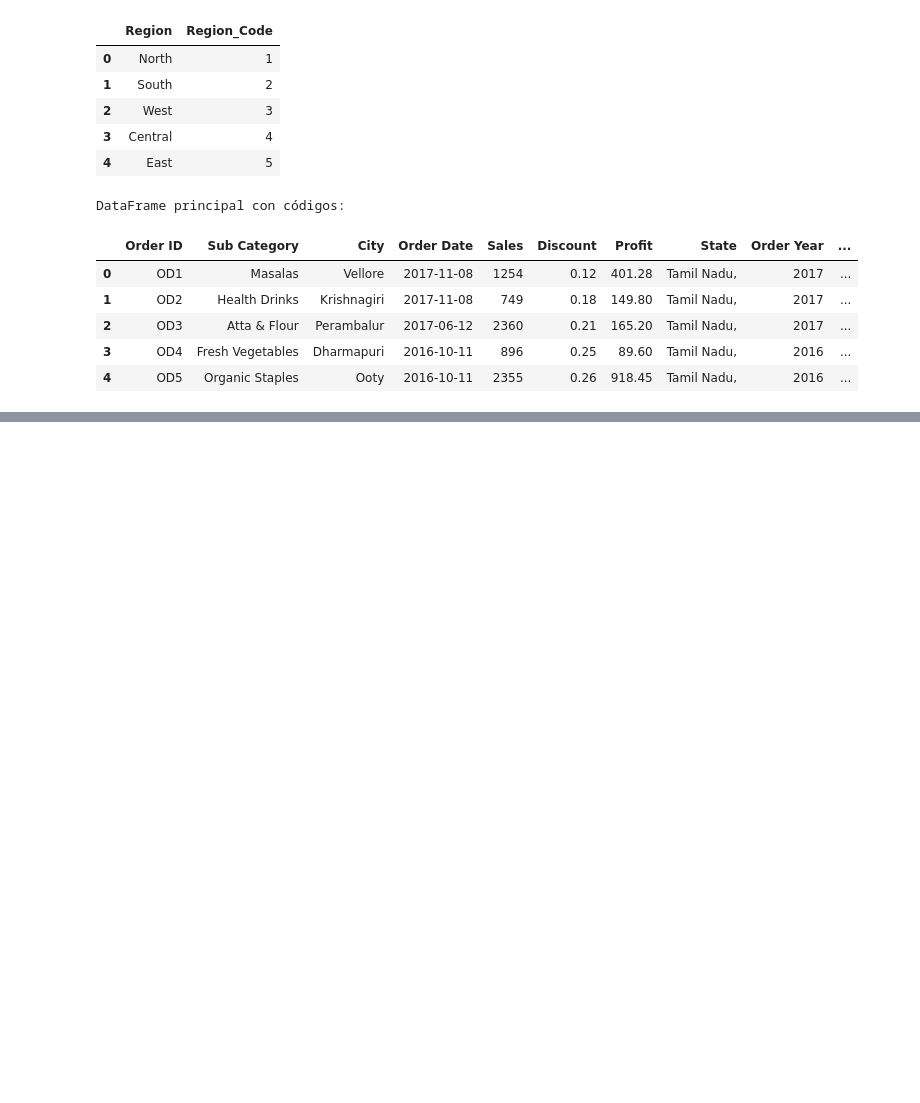
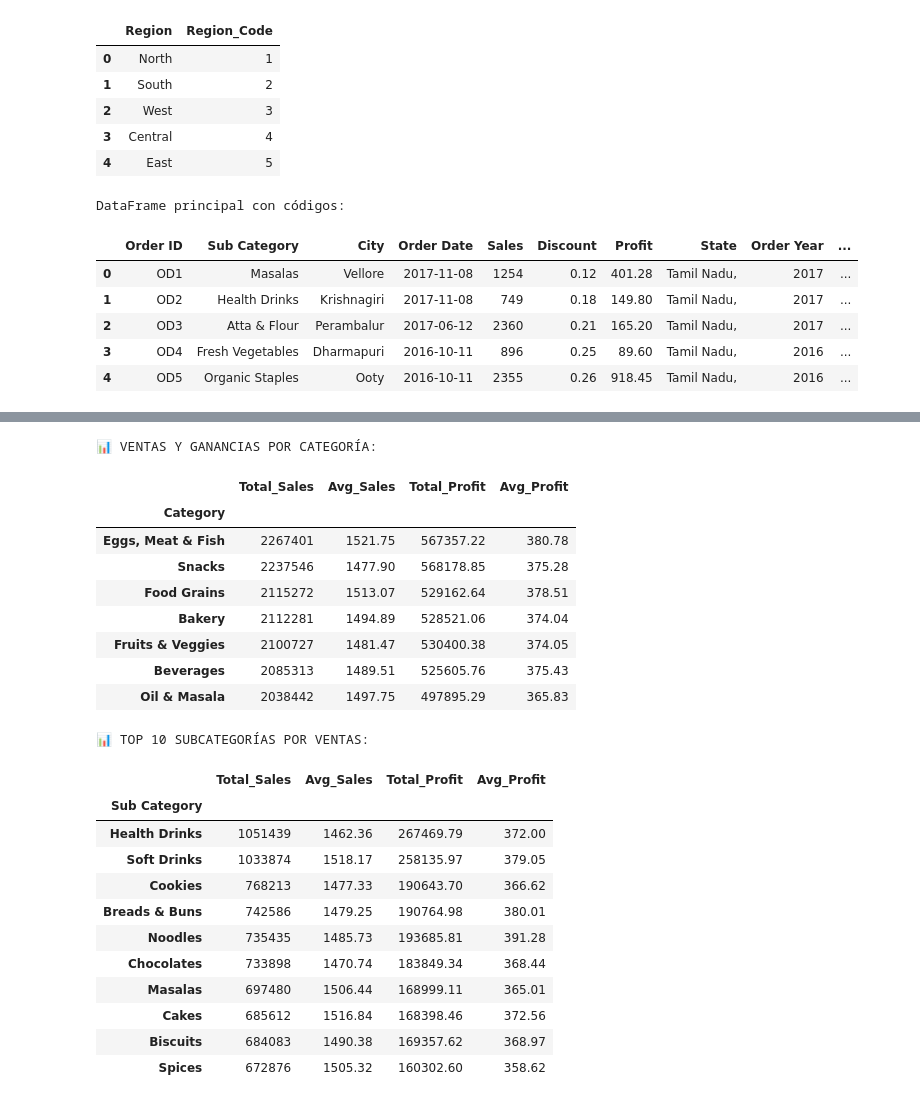
Before and after one commit to AndreYuli/Proyecto-Analisis-De-Datos, a Jupyter notebook: Proyecto_Parcial.ipynb, the cells around one changed output, grey strips where cells are left out. Cells and saved outputs as stored; diff of their text form; code cells hidden in the pictures; blank space fills up the shorter version.

```diff
--- a/Proyecto_Parcial.ipynb
+++ b/Proyecto_Parcial.ipynb
@@ -550,0 +602,58 @@ finally:
+# %%
+# Necesitamos reconstruir los datos originales para el análisis
+# Vamos a crear un DataFrame completo con todas las descripciones
+
+# Crear DataFrame completo con descripciones originales
+df_complete = df.copy()
+
+# Hacer merge para recuperar las descripciones originales
+df_complete = df_complete.merge(df_category, on='Category_Code', how='left')
+df_complete = df_complete.merge(df_region, on='Region_Code', how='left')
+
+# Análisis por Categoría
+sales_profit_by_category = df_complete.groupby('Category', observed=True).agg({
+    'Sales': ['sum', 'mean'],
+    'Profit': ['sum', 'mean']
+}).round(2)
+
+sales_profit_by_category.columns = ['Total_Sales', 'Avg_Sales', 'Total_Profit', 'Avg_Profit']
+sales_profit_by_category = sales_profit_by_category.sort_values('Total_Sales', ascending=False)
+
+print("📊 VENTAS Y GANANCIAS POR CATEGORÍA:")
+display(sales_profit_by_category)
+
+# Análisis por Subcategoría (Top 10)
+sales_profit_by_subcategory = df_complete.groupby('Sub Category', observed=True).agg({
+    'Sales': ['sum', 'mean'],
+    'Profit': ['sum', 'mean']
+}).round(2)
+
+sales_profit_by_subcategory.columns = ['Total_Sales', 'Avg_Sales', 'Total_Profit', 'Avg_Profit']
+sales_profit_by_subcategory = sales_profit_by_subcategory.sort_values('Total_Sales', ascending=False)
+
+print("\n📊 TOP 10 SUBCATEGORÍAS POR VENTAS:")
+display(sales_profit_by_subcategory.head(10))
+# %% [output]
+📊 VENTAS Y GANANCIAS POR CATEGORÍA:
+|  | Total_Sales | Avg_Sales | Total_Profit | Avg_Profit |
+| Category |  |  |  |  |
+| Eggs, Meat & Fish | 2267401 | 1521.75 | 567357.22 | 380.78 |
+| Snacks | 2237546 | 1477.90 | 568178.85 | 375.28 |
+| Food Grains | 2115272 | 1513.07 | 529162.64 | 378.51 |
+| Bakery | 2112281 | 1494.89 | 528521.06 | 374.04 |
+| Fruits & Veggies | 2100727 | 1481.47 | 530400.38 | 374.05 |
+| Beverages | 2085313 | 1489.51 | 525605.76 | 375.43 |
+| Oil & Masala | 2038442 | 1497.75 | 497895.29 | 365.83 |
+📊 TOP 10 SUBCATEGORÍAS POR VENTAS:
+|  | Total_Sales | Avg_Sales | Total_Profit | Avg_Profit |
+| Sub Category |  |  |  |  |
+| Health Drinks | 1051439 | 1462.36 | 267469.79 | 372.00 |
+| Soft Drinks | 1033874 | 1518.17 | 258135.97 | 379.05 |
+| Cookies | 768213 | 1477.33 | 190643.70 | 366.62 |
+| Breads & Buns | 742586 | 1479.25 | 190764.98 | 380.01 |
+| Noodles | 735435 | 1485.73 | 193685.81 | 391.28 |
+| Chocolates | 733898 | 1470.74 | 183849.34 | 368.44 |
+| Masalas | 697480 | 1506.44 | 168999.11 | 365.01 |
+| Cakes | 685612 | 1516.84 | 168398.46 | 372.56 |
+| Biscuits | 684083 | 1490.38 | 169357.62 | 368.97 |
+| Spices | 672876 | 1505.32 | 160302.60 | 358.62 |
```
Also changed, not shown: parts of 47 cells of this notebook.
